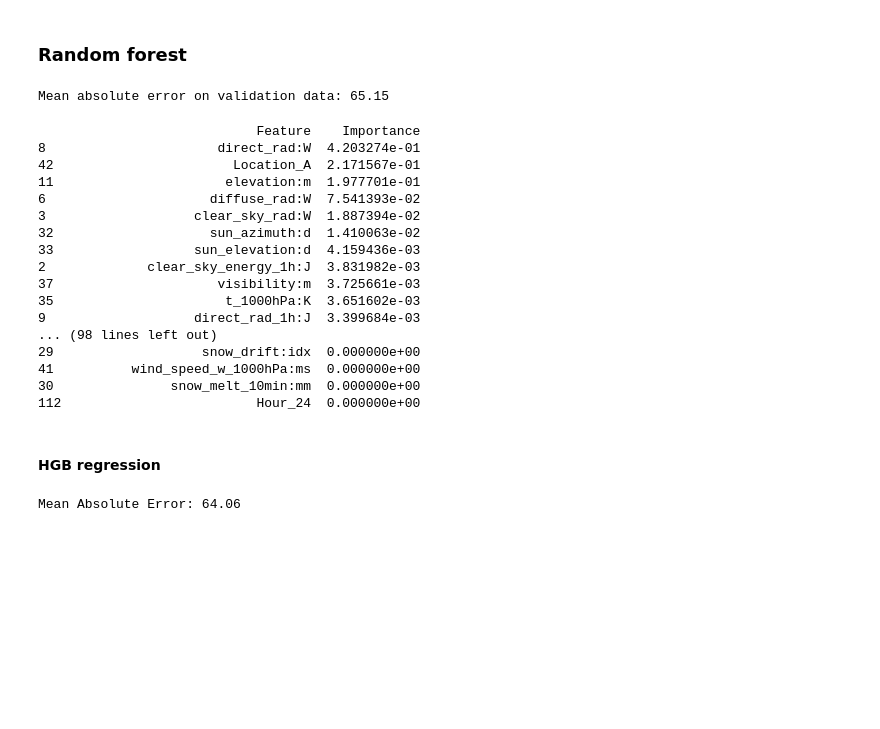
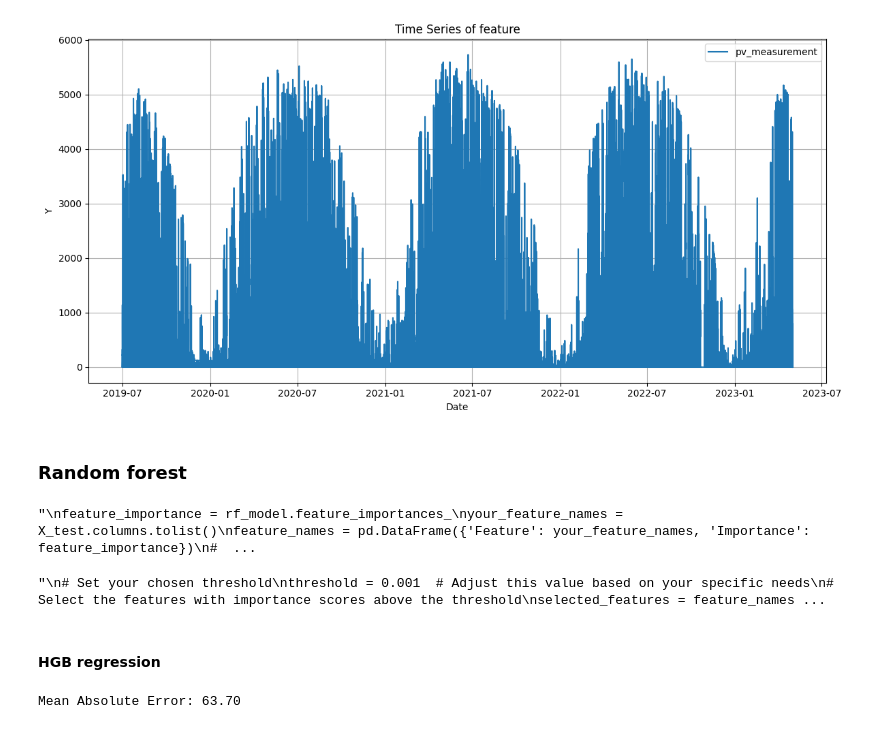
Before and after one commit to odaernt/Machine-learning-066, a Jupyter notebook: models.ipynb, the cells around one changed output. Drawn from its saved outputs; the diff is of its cells as text; code cells hidden in the pictures; blank space fills up the shorter version.

```diff
--- a/models.ipynb
+++ b/models.ipynb
@@ -27,6 +28,8 @@ training_and_validation = training_and_validation_read[common_columns]
 training_and_validation['pv_measurement'] = training_and_validation_read['pv_measurement']
 # %%
 training_and_validation['date_forecast'] = pd.to_datetime(training_and_validation['date_forecast'])
+training_and_validation = training_and_validation[training_and_validation['date_forecast'] > pd.to_datetime('2019-07-01')]
+#training_and_validation = training_and_validation[training_and_validation['date_forecast'] < pd.to_datetime('2023-04-01')]
 
 # Define the date for the split
 split_date = pd.to_datetime('2022-10-22')
@@ -44,6 +47,23 @@ X_test = test_fit.drop(columns=['pv_measurement'])
 X_test = X_test.drop(columns=['date_forecast'])
 
 y_test = test_fit['pv_measurement']  # Target variable
+# %%
+training_and_validation['date_forecast'] = pd.to_datetime(training_and_validation['date_forecast'])
+
+# Plot the time series
+plt.figure(figsize=(12, 6))  # Adjust the figure size as needed
+plt.plot(training_and_validation['date_forecast'], training_and_validation['pv_measurement'], label='pv_measurement')
+plt.xlabel('Date')
+plt.ylabel('Y')
+plt.title('Time Series of feature')
+plt.grid(True)
+plt.legend()
+plt.tight_layout()
+
+# Show or save the plot
+plt.show()
+# %% [output]
+[figure, added]
 # %% [markdown]
 ### Random forest
 # %%
@@ -57,9 +77,8 @@ y_pred = rf_model.predict(X_test)
 # Calculate the mean squared error (MSE)
 mae = mean_absolute_error(y_test, y_pred)
 print(f'Mean absolute error on validation data: {mae:.2f}')
-# %% [output]
-Mean absolute error on validation data: 65.15
 # %%
+'''
 feature_importance = rf_model.feature_importances_
 your_feature_names = X_test.columns.tolist()
 feature_names = pd.DataFrame({'Feature': your_feature_names, 'Importance': feature_importance})
@@ -67,29 +86,18 @@ feature_names = pd.DataFrame({'Feature': your_feature_names, 'Importance': featu
 feature_names = feature_names.sort_values(by='Importance', ascending=False)
 # Print or view the sorted feature importance
 print(feature_names)
+'''
 # %% [output]
-                            Feature    Importance
-8                      direct_rad:W  4.203274e-01
-42                       Location_A  2.171567e-01
-11                      elevation:m  1.977701e-01
-6                     diffuse_rad:W  7.541393e-02
-3                   clear_sky_rad:W  1.887394e-02
-32                    sun_azimuth:d  1.410063e-02
-33                  sun_elevation:d  4.159436e-03
-2             clear_sky_energy_1h:J  3.831982e-03
-37                     visibility:m  3.725661e-03
-35                      t_1000hPa:K  3.651602e-03
-9                   direct_rad_1h:J  3.399684e-03
-... (98 lines left out)
-29                   snow_drift:idx  0.000000e+00
-41          wind_speed_w_1000hPa:ms  0.000000e+00
-30               snow_melt_10min:mm  0.000000e+00
-112                         Hour_24  0.000000e+00
+"\nfeature_importance = rf_model.feature_importances_\nyour_feature_names = X_test.columns.tolist()\nfeature_names = pd.DataFrame({'Feature': your_feature_names, 'Importance': feature_importance})\n#  ...
 # %%
+'''
 # Set your chosen threshold
 threshold = 0.001  # Adjust this value based on your specific needs
 # Select the features with importance scores above the threshold
 selected_features = feature_names[feature_names['Importance'] > threshold]['Feature']
+'''
+# %% [output]
+"\n# Set your chosen threshold\nthreshold = 0.001  # Adjust this value based on your specific needs\n# Select the features with importance scores above the threshold\nselected_features = feature_names ...
 # %%
 training2 = training_and_validation.drop(columns=['pv_measurement'])
 x_training = training2.drop(columns=['date_forecast'])
@@ -114,6 +122,9 @@ sample_submission.to_csv('Submissions/submission_10.csv', index=False)
 # %% [markdown]
 #### HGB regression
 # %%
+from sklearn.experimental import enable_hist_gradient_boosting
+from sklearn.ensemble import HistGradientBoostingRegressor
+
 # Initialize the HistGradientBoostingRegressor model
 hgb_regressor = HistGradientBoostingRegressor()
 
@@ -127,7 +138,7 @@ y_pred = hgb_regressor.predict(X_test)
 mae = mean_absolute_error(y_test, y_pred)
 print(f'Mean Absolute Error: {mae:.2f}')
 # %% [output]
-Mean Absolute Error: 64.06
+Mean Absolute Error: 63.70
 # %%
 hgb_regressor.fit(x_training, y_training)
 
```
Also changed, not shown: parts of 8 cells of this notebook, 15 other files.
